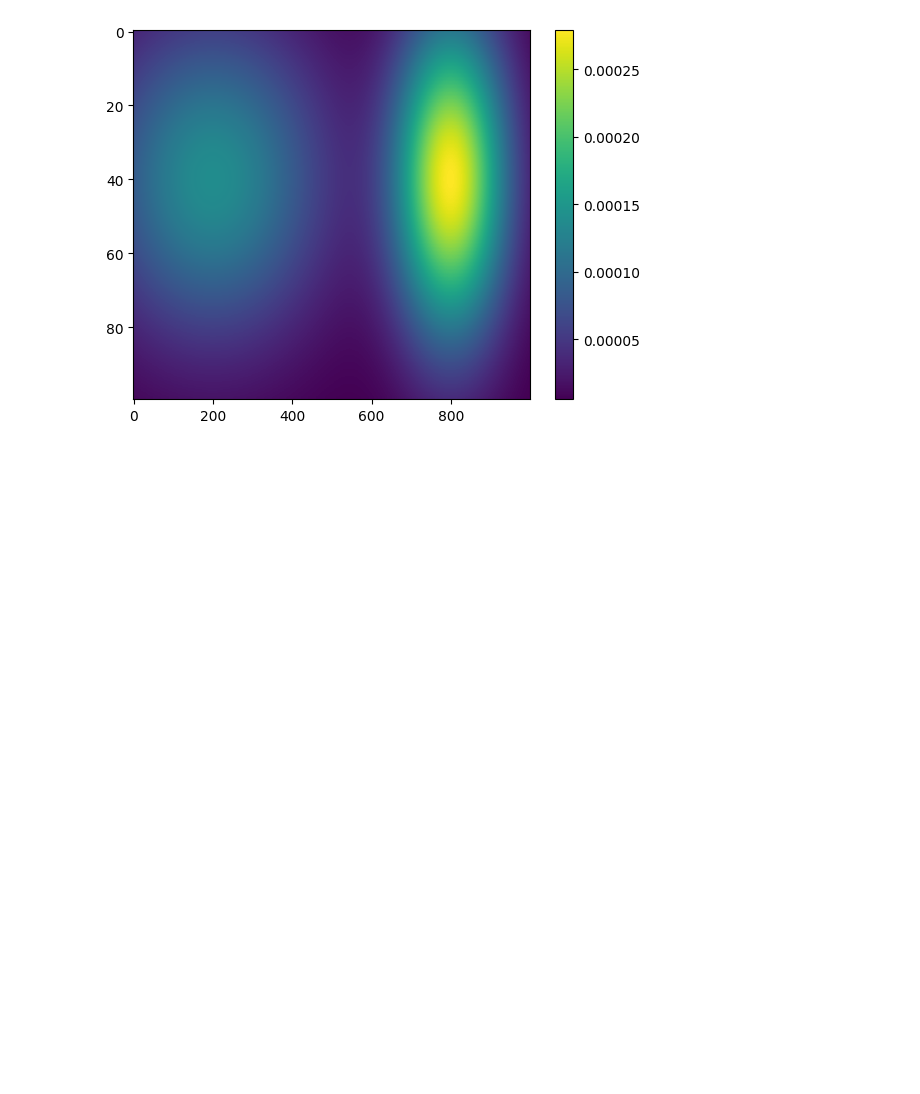
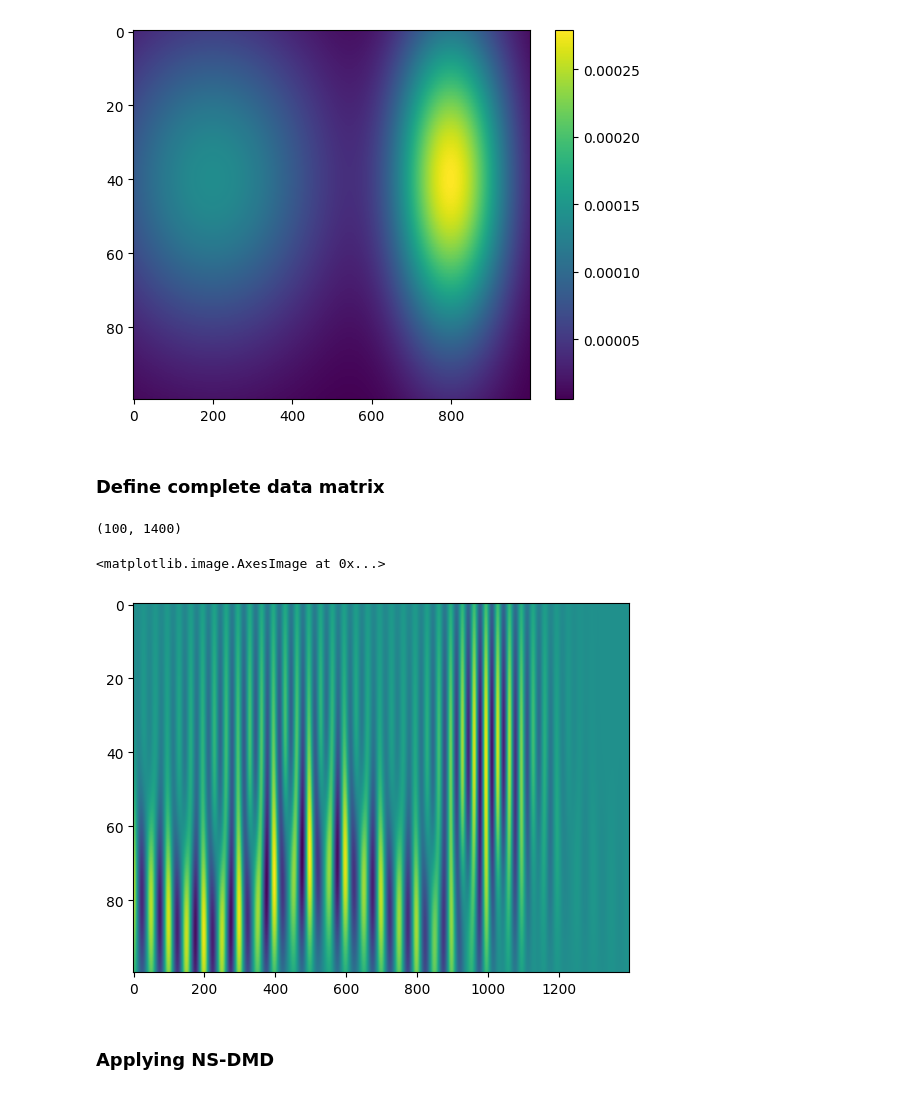
Before and after one commit to learning-2-learn/nsdmd, a Jupyter notebook: examples/nsdmd_intro_cartoon.ipynb, the cells around one changed output. Saved outputs shown, nothing was run; the diff lists cells and outputs as text; code cells hidden in the pictures; blank space fills up the shorter version.

```diff
--- a/examples/nsdmd_intro_cartoon.ipynb
+++ b/examples/nsdmd_intro_cartoon.ipynb
@@ -29,6 +29,6 @@ plt.plot(mu)
 # %%
 x = np.arange(100)
-phi1 = np.empty((100,1000))
+phi1 = np.empty((100,len(mu)))
 for i,m in enumerate(mu):
     temp = scipy.stats.norm.pdf(x, m, 18)
     temp /= np.sum(temp**2)**0.5
@@ -123,2 +131,29 @@ plt.colorbar()
 
 # fig.show()
+# %% [markdown]
+### Define complete data matrix
+# %%
+sr = 1000
+
+t_true = t / sr
+# %%
+z1.shape
+# %% [output]
+(100, 1400)
+# %%
+f1 = 20
+f2 = 30
+
+phase_offset = np.pi/4
+
+wav1 = np.cos(2*np.pi*f1*t_true)
+wav2 = np.cos(2*np.pi*f2*t_true+phase_offset)
+# %%
+x = z1*wav1[None,:] + z2*wav2[None,:]
+# %%
+plt.imshow(x, aspect='auto')
+# %% [output]
+<matplotlib.image.AxesImage at 0x...>
+[figure, added]
+# %% [markdown]
+### Applying NS-DMD
```
Also changed, not shown: parts of 22 cells of this notebook.
